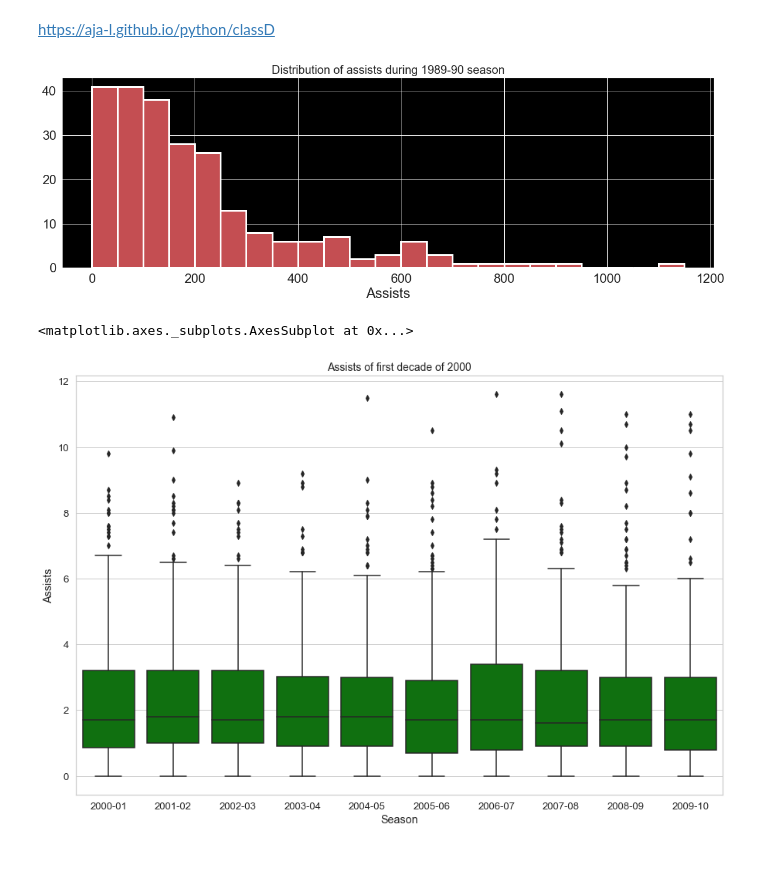
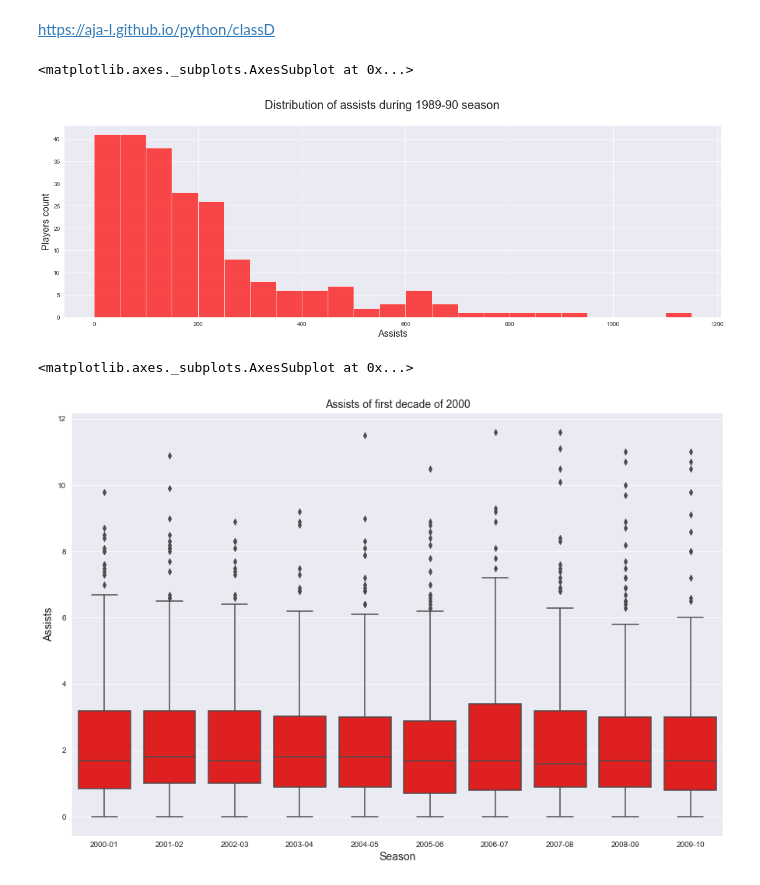
Before and after one commit to aja-l/TribeOfAi, a Jupyter notebook: classD/Graphical analysis of NBA players statistics.ipynb, the cells around one changed output. Saved outputs shown, nothing was run; the diff lists cells and outputs as text; code cells hidden in the pictures.

```diff
--- a/classD/Graphical analysis of NBA players statistics.ipynb
+++ b/classD/Graphical analysis of NBA players statistics.ipynb
@@ -22,7 +22,7 @@ positions = per_game['Pos'].unique().tolist()
 plt.figure(figsize=(18,12))
 plt.subplot(3,2,1)
 plt.title("Superstars career peak", fontdict={'fontsize': 15})
-sns.barplot(x=per_game['Age'], y=per_game['PTS'], palette='deep')
+fig1 = sns.barplot(x=per_game['Age'], y=per_game['PTS'], color='red')
 plt.ylim(20,31)
 plt.xlim=(18,40)
 
@@ -31,10 +31,11 @@ for position in positions:
     plt.subplot(3,2,index)
     plt.title('{} superstars career peak'.format(position), fontsize=15)
     df = filtered_by_position(per_game, position)
-    sns.barplot(x=df['Age'].astype(int), y=df['PTS'], palette='deep')
+    fig1 = sns.barplot(x=df['Age'].astype(int), y=df['PTS'], color='red')
     plt.ylim(20,31)
     plt.xlim=(18,40)
     index += 1
 
+fig1 = sns.set_style('darkgrid')
 plt.tight_layout(pad=1)
 # %% [output]
@@ -89,31 +90,30 @@ https://aja-l.github.io/python/classD
 # %%
 totals_by_seasons = pd.read_csv('season_totals.csv')
 totals_by_seasons = totals_by_seasons.iloc[:, [1, 16]]
 df = totals_by_seasons.copy()
 df['AST'] = df.groupby('Season')['AST'].transform('sum')
 
 df = df.drop_duplicates()
 df = totals_by_seasons.loc[(totals_by_seasons.Season == totals_by_seasons.loc[df['AST'].idxmax()].Season) &
                            (totals_by_seasons.AST > 0)]
 
 bins_lst = np.arange(0, int(math.ceil(df['AST'].max() / 100.0))* 100 , 50).tolist()
-fig2 = plt.subplot()
-fig2.set_title('Distribution of assists during {} season'.format(df.loc[df['AST'].idxmax()].Season),
-              fontsize=20)
-sns.distplot(df['AST'],
-             kde=False,
-             bins=bins_lst,
-             hist_kws={'histtype': 'barstacked',
-                       'linewidth': 3,
-                       'alpha': 1,
-                       'color': 'r'},
-             axlabel='Assists')
-sns.set(rc={"figure.figsize": (20, 6),
-            'axes.facecolor': 'black',
-            'figure.facecolor': 'white'},
-        font_scale = 2)
+plt.figure(figsize=(20,6))
+plt.suptitle('Distribution of assists during {} season'.format(df.loc[df['AST'].idxmax()].Season),
+          fontsize=20)
+
+fig3 = sns.distplot(df['AST'],
+                    kde=False,
+                    bins=bins_lst,
+                    hist_kws={'histtype': 'bar',
+                              'alpha': 0.7,
+                              'color': 'r'})
+plt.xlabel('Assists', fontsize=16)
+plt.ylabel('Players count', fontsize=16)
+fig3
 # %% [output]
+<matplotlib.axes._subplots.AxesSubplot at 0x...>
-[figure, old version]
+[figure, new version]
 # %%
 assists_of_00_decade = pd.read_csv('per_game.csv')
 assists_of_00_decade = assists_of_00_decade[['Season', 'AST']]
@@ -121,10 +121,10 @@ assists_of_00_decade = assists_of_00_decade.loc[(assists_of_00_decade['Season'].
 
 plt.figure(figsize=(15,10))
 plt.title('Assists of first decade of 2000', fontsize=14)
-fig3 = sns.boxplot(x=assists_of_00_decade['Season'], y=assists_of_00_decade['AST'], color='green')
-fig3.set(ylabel = 'Assists')
-sns.set(style='whitegrid', font_scale = 1.2)
-fig3
+fig4 = sns.boxplot(x=assists_of_00_decade['Season'], y=assists_of_00_decade['AST'], color='red')
+plt.xlabel('Season', fontsize=14)
+plt.ylabel('Assists', fontsize=14)
+fig4
 # %% [output]
 <matplotlib.axes._subplots.AxesSubplot at 0x...>
-[figure, old version]
+[figure, new version]
```
Also changed, not shown: parts of 5 cells of this notebook.
